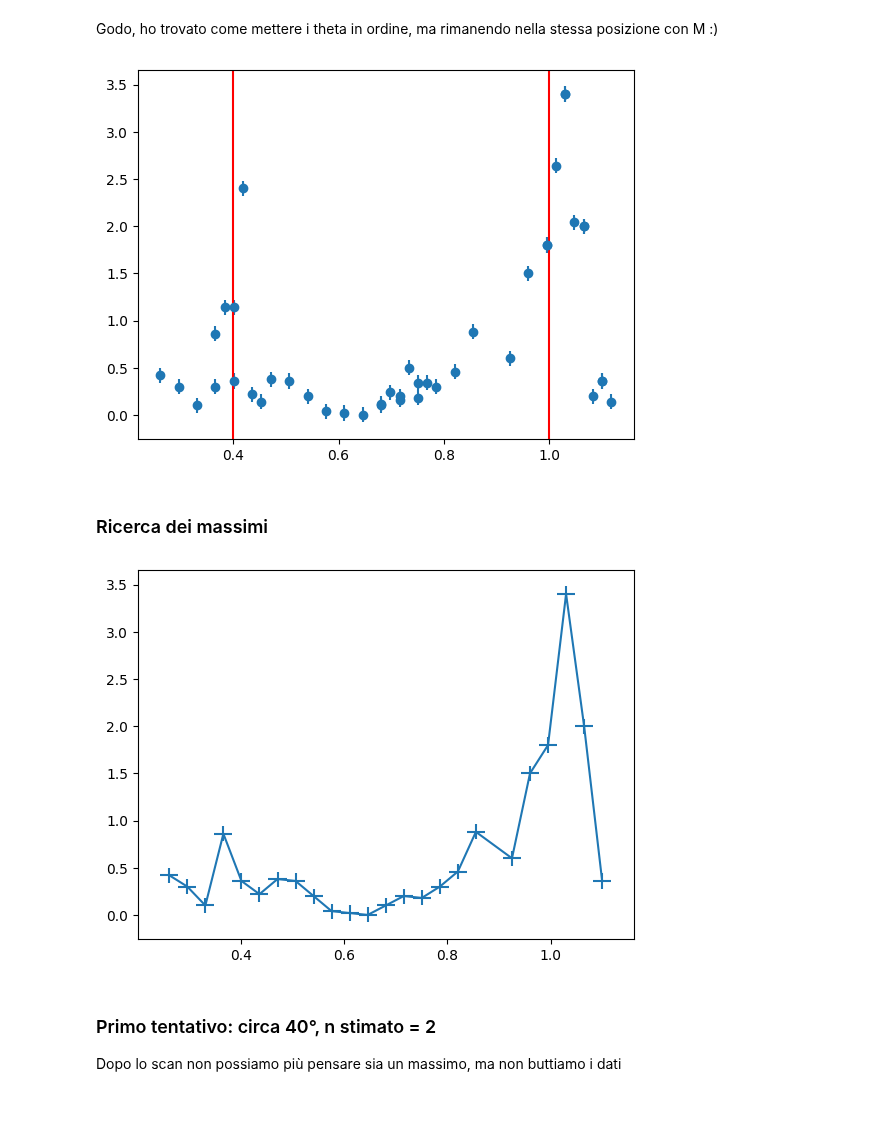
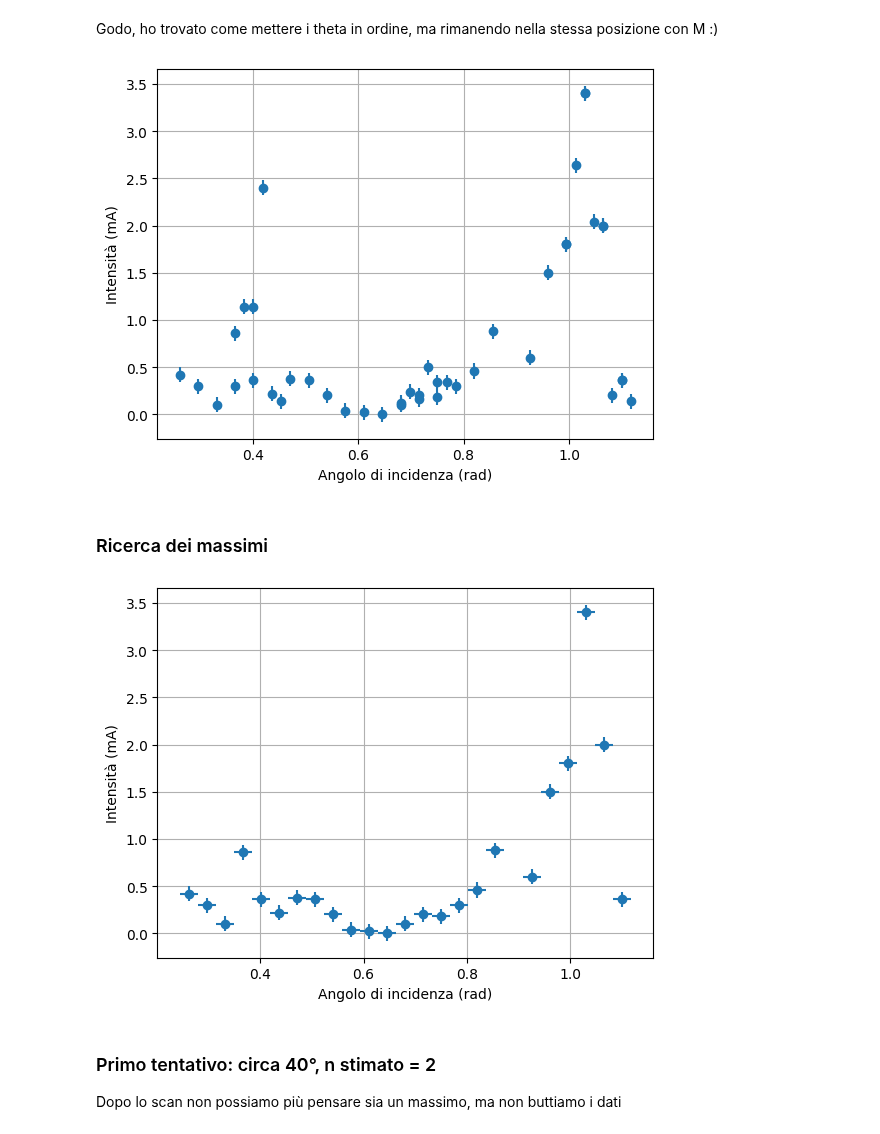
Before and after one commit to ARossiUnimib/Laboratorio-2---Gruppo-21-A.A.-2023-24, a Jupyter notebook: Notebooks/Microonde/Microonde.ipynb, the cells around one changed output. Cells and saved outputs as stored; diff of their text form; code cells hidden in the pictures; blank space fills up the shorter version.

```diff
--- a/Notebooks/Microonde/Microonde.ipynb
+++ b/Notebooks/Microonde/Microonde.ipynb
@@ -860,25 +860,32 @@ Godo, ho trovato come mettere i theta in ordine, ma rimanendo nella stessa posiz
 # %%
 theta_sorted, M_sorted = zip(*sorted(zip(theta, M)))
 
+fig,ax = plt.subplots(1,1)
+ax.set_xlabel("Angolo di incidenza (rad)")
+ax.set_ylabel("Intensità (mA)")
 plt.errorbar(theta_sorted, M_sorted, err_M, fmt='o')
-plt.axvline(0.4,0,1,color='r')
-plt.axvline(1,0,1,color='r')
+plt.grid()
 plt.show()
 # %% [output]
-[figure, old version]
+[figure, new version]
 # %% [markdown]
 ### Ricerca dei massimi
 # %%
+fig,ax = plt.subplots(1,1)
+ax.set_xlabel("Angolo di incidenza (rad)")
+ax.set_ylabel("Intensità (mA)")
+
 theta_scan = np.array(np.radians([15,17,19,21,23,25,27,29,31,33,35,37,39,41,43,45,47,49,53,55,57,59,61,63]))
 M_scan = np.array([0.42, 0.3, 0.1, 0.86, 0.36, 0.22, 0.38, 0.36, 0.2, \
             0.04, 0.02, 0, 0.1, 0.2, 0.18, 0.3, 0.46, 0.88, 0.60, 1.5, 1.8, 3.4, 2.0, 0.36])
 err_theta = np.radians(1)
 err_M_scan = np.array([0.08] * len(M_scan))
 
-plt.errorbar(theta_scan, M_scan, err_M_scan, err_theta)
+plt.errorbar(theta_scan, M_scan, err_M_scan, err_theta,fmt='o')
+plt.grid()
 plt.show()
 # %% [output]
-[figure, old version]
+[figure, new version]
 # %% [markdown]
 ### Primo tentativo: circa 40°, n stimato = 2
 Dopo lo scan non possiamo più pensare sia un massimo, ma non buttiamo i dati
```
Also changed, not shown: parts of 18 cells of this notebook.
